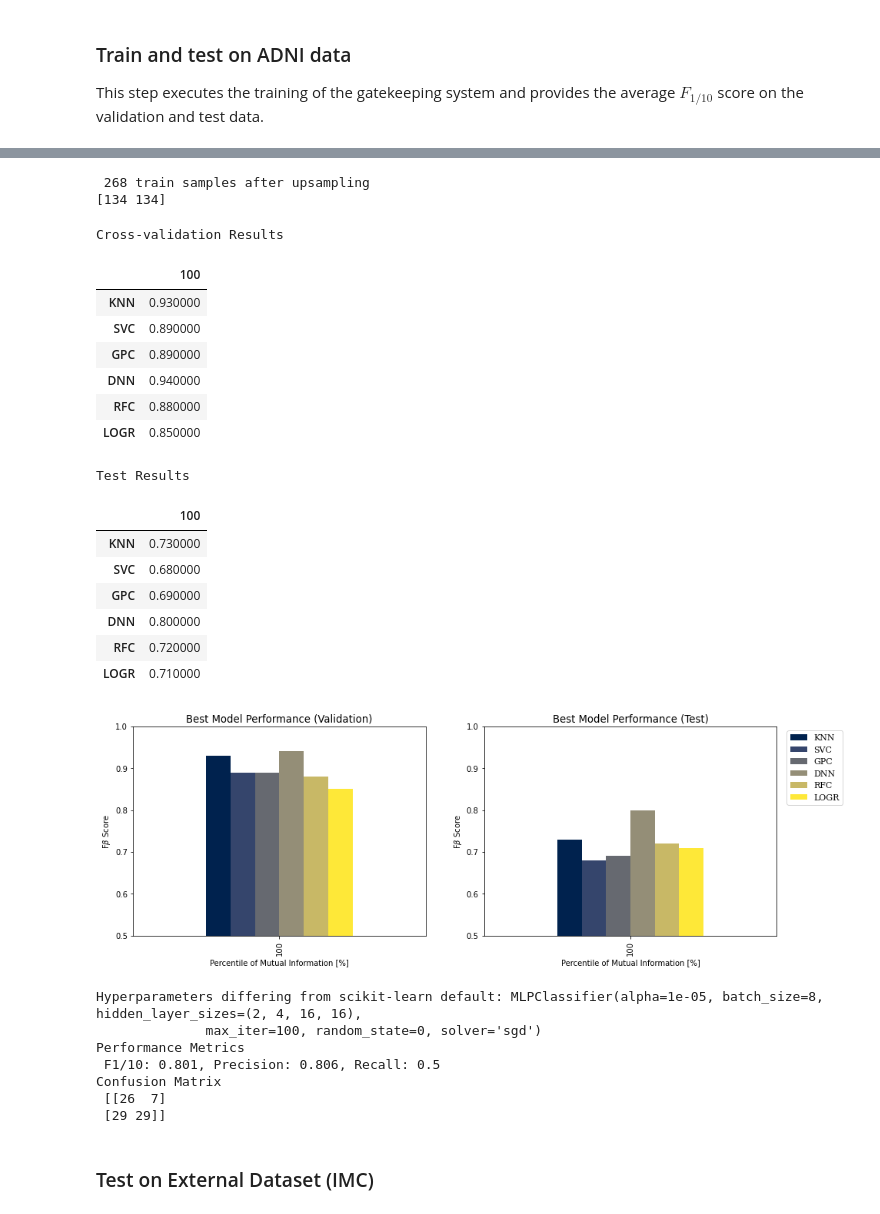
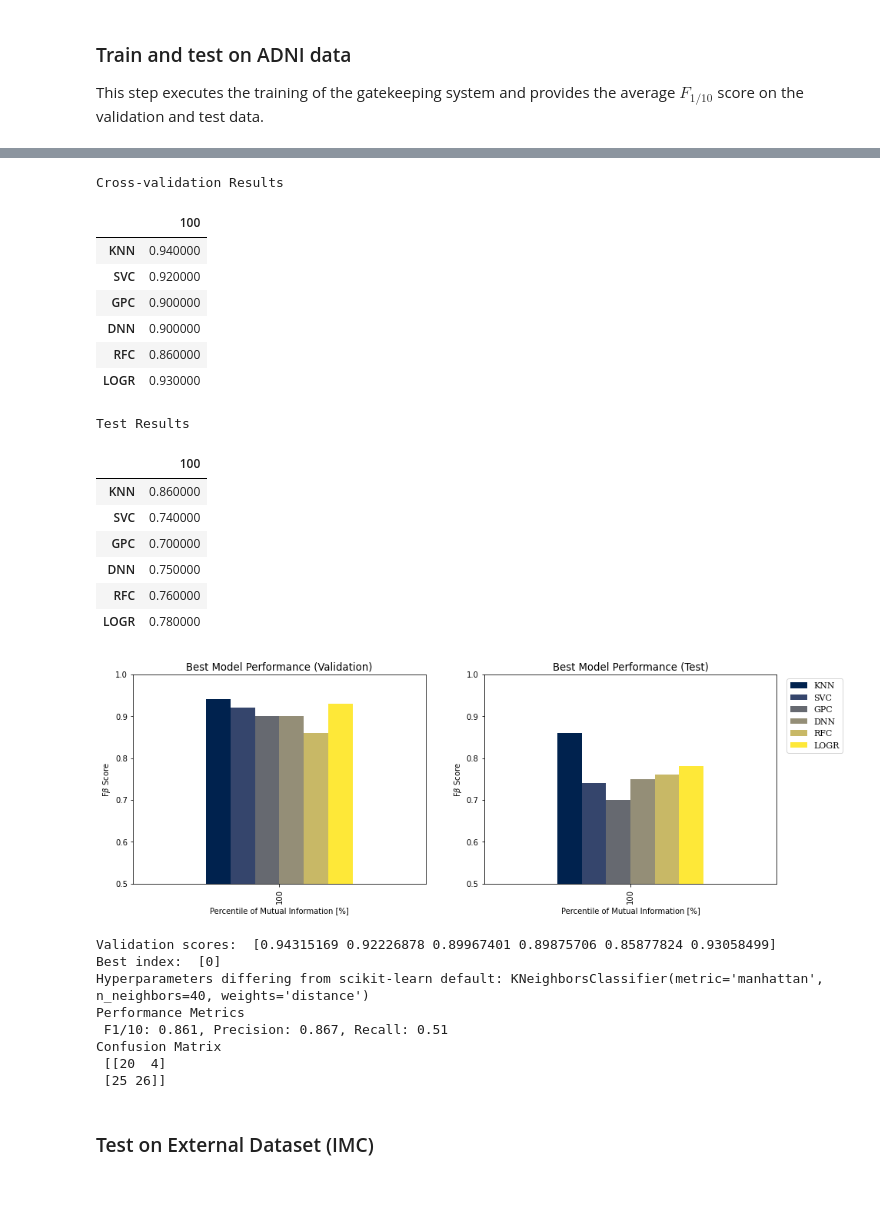
Before and after one commit to elenadoe/Gatekeeping-Amyloid-Status-with-FDG, a Jupyter notebook: src/demo.ipynb, the cells around one changed output, grey strips where cells are left out. Drawn from its saved outputs; the diff is of its cells as text; code cells hidden in the pictures.

```diff
--- a/src/demo.ipynb
+++ b/src/demo.ipynb
@@ -20,6 +20,6 @@ simplefilter(action='ignore', category=FutureWarning)
 ### Train and test on ADNI data
 This step executes the training of the gatekeeping system and provides the average $F_{1/10}$ score on the validation and test data.
 # %%
-main(analyze=1, apoe_of_interest=0)
+main(analyze=1, apoe_of_interest=0, percentile=100, try_="onlypet")
 # %% [output]
 Participant Overview
@@ -33,29 +42,28 @@ PERCENTILE: Upper 100% of training data
- 268 train samples after upsampling
-[134 134]
+Cross-validation Results
+|  | 100 |
+| KNN | 0.940000 |
+| SVC | 0.920000 |
+| GPC | 0.900000 |
+| DNN | 0.900000 |
+| RFC | 0.860000 |
+| LOGR | 0.930000 |
-Cross-validation Results
+Test Results
-|  | 100 |
-| KNN | 0.930000 |
-| SVC | 0.890000 |
-| GPC | 0.890000 |
-| DNN | 0.940000 |
-| RFC | 0.880000 |
-| LOGR | 0.850000 |
-Test Results
 |  | 100 |
-| KNN | 0.730000 |
-| SVC | 0.680000 |
-| GPC | 0.690000 |
-| DNN | 0.800000 |
-| RFC | 0.720000 |
-| LOGR | 0.710000 |
+| KNN | 0.860000 |
+| SVC | 0.740000 |
+| GPC | 0.700000 |
+| DNN | 0.750000 |
+| RFC | 0.760000 |
+| LOGR | 0.780000 |
-[figure, old version]
+[figure, new version]
-Hyperparameters differing from scikit-learn default: MLPClassifier(alpha=1e-05, batch_size=8, hidden_layer_sizes=(2, 4, 16, 16),
-              max_iter=100, random_state=0, solver='sgd')
-Performance Metrics
- F1/10: 0.801, Precision: 0.806, Recall: 0.5
-Confusion Matrix
- [[26  7]
- [29 29]]
+Validation scores:  [0.94315169 0.92226878 0.89967401 0.89875706 0.85877824 0.93058499]
+Best index:  [0]
+Hyperparameters differing from scikit-learn default: KNeighborsClassifier(metric='manhattan', n_neighbors=40, weights='distance')
+Performance Metrics
+ F1/10: 0.861, Precision: 0.867, Recall: 0.51
+Confusion Matrix
+ [[20  4]
+ [25 26]]
 # %% [markdown]
 ### Test on External Dataset (IMC)
 # %%
```
Also changed, not shown: parts of 4 cells of this notebook, 6 other files.
